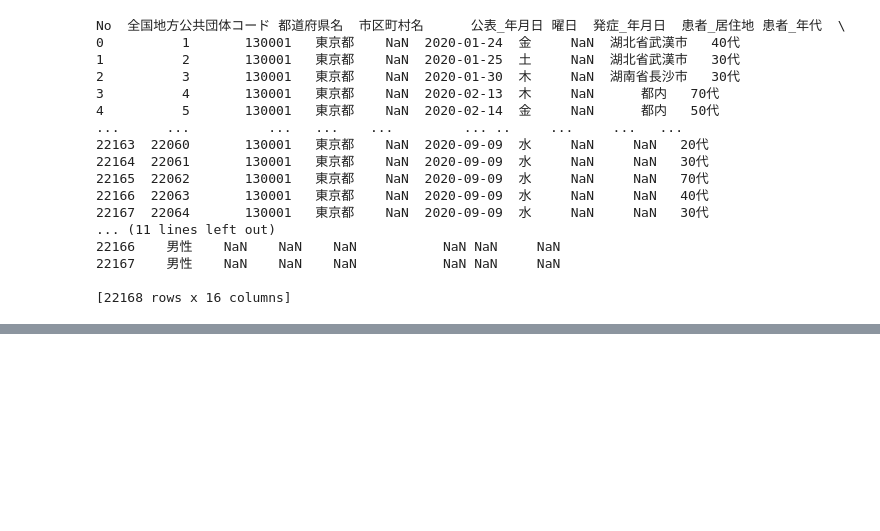
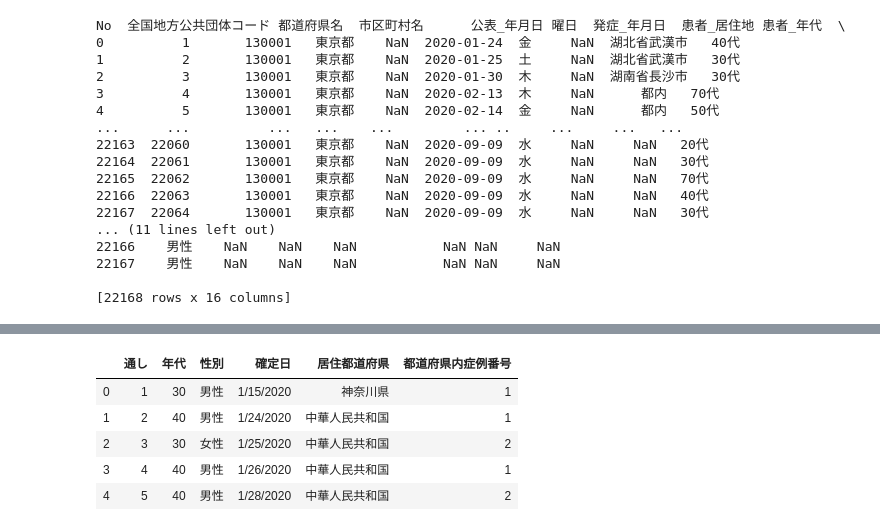
Before and after one commit to k16kgw/covid19, a Jupyter notebook: tokyo/week.ipynb, the cells around one changed output, grey strips where cells are left out. Cells and saved outputs as stored; diff of their text form; code cells hidden in the pictures; blank space fills up the shorter version.

```diff
--- a/tokyo/week.ipynb
+++ b/tokyo/week.ipynb
@@ -196,0 +246,11 @@ No  全国地方公共団体コード 都道府県名  市区町村名      公
+# %%
+# 必要なデータの整理
+df_jj = data.loc[:, ['通し','年代','性別','確定日','居住都道府県','都道府県内症例番号']]
+df_jj.head()
+# %% [output]
+|  | 通し | 年代 | 性別 | 確定日 | 居住都道府県 | 都道府県内症例番号 |
+| 0 | 1 | 30 | 男性 | 1/15/2020 | 神奈川県 | 1 |
+| 1 | 2 | 40 | 男性 | 1/24/2020 | 中華人民共和国 | 1 |
+| 2 | 3 | 30 | 女性 | 1/25/2020 | 中華人民共和国 | 2 |
+| 3 | 4 | 40 | 男性 | 1/26/2020 | 中華人民共和国 | 1 |
+| 4 | 5 | 40 | 男性 | 1/28/2020 | 中華人民共和国 | 2 |
```
Also changed, not shown: parts of 5 cells of this notebook, 2 other files.
